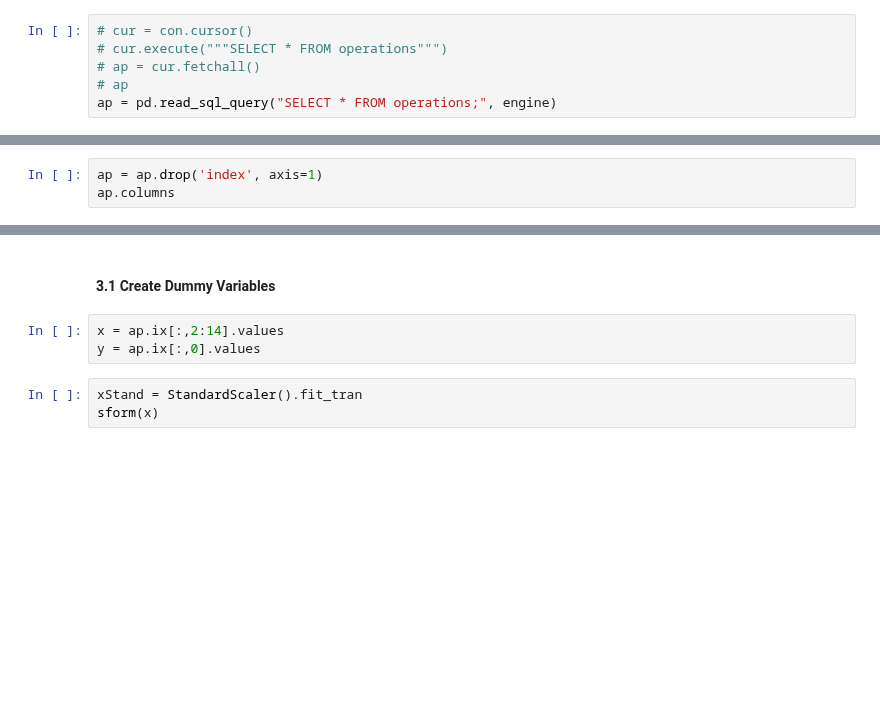
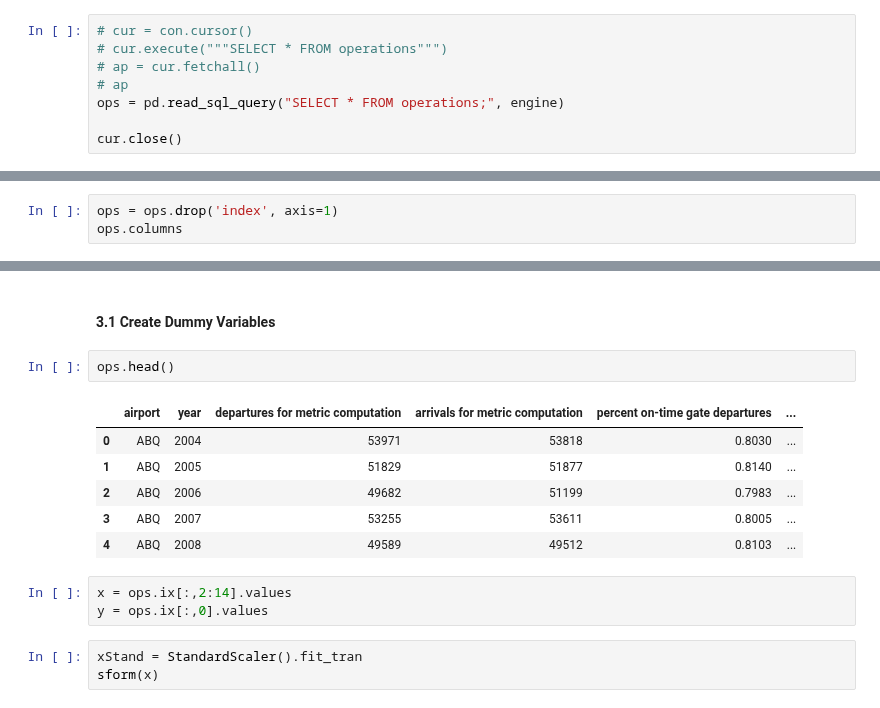
Before and after one commit to mohsseha/DSI-BOS-students, a Jupyter notebook: pparker-roach/project_7.ipynb, the cells around one changed output, grey strips where cells are left out. Saved outputs shown, nothing was run; the diff lists cells and outputs as text; blank space fills up the shorter version.

```diff
--- a/pparker-roach/project_7.ipynb
+++ b/pparker-roach/project_7.ipynb
@@ -167,7 +167,9 @@ Query the database for our intial data
 # cur.execute("""SELECT * FROM operations""")
 # ap = cur.fetchall()
 # ap
-ap = pd.read_sql_query("SELECT * FROM operations;", engine)
+ops = pd.read_sql_query("SELECT * FROM operations;", engine)
+
+cur.close()
 # %% [markdown]
 #### 1.2 What are the risks and assumptions of our data?
 # %% [markdown]
@@ -179,6 +181,6 @@ ap = pd.read_sql_query("SELECT * FROM operations;", engine)
 # %% [markdown]
 #### 2.1 Plot and Describe the Data
 # %%
-ap = ap.drop('index', axis=1)
-ap.columns
+ops = ops.drop('index', axis=1)
+ops.columns
 # %% [output]
@@ -202,9 +203,18 @@ len(col)
 ### Part 3: Data Mining
 # %% [markdown]
 #### 3.1 Create Dummy Variables
+# %%
+ops.head()
+# %% [output]
+|  | airport | year | departures for metric computation | arrivals for metric computation | percent on-time gate departures | ... |
+| 0 | ABQ | 2004 | 53971 | 53818 | 0.8030 | ... |
+| 1 | ABQ | 2005 | 51829 | 51877 | 0.8140 | ... |
+| 2 | ABQ | 2006 | 49682 | 51199 | 0.7983 | ... |
+| 3 | ABQ | 2007 | 53255 | 53611 | 0.8005 | ... |
+| 4 | ABQ | 2008 | 49589 | 49512 | 0.8103 | ... |
 # %%
-x = ap.ix[:,2:14].values
-y = ap.ix[:,0].values
+x = ops.ix[:,2:14].values
+y = ops.ix[:,0].values
 # %%
 xStand = StandardScaler().fit_tran
 sform(x)
```
Also changed, not shown: parts of 6 cells of this notebook.
